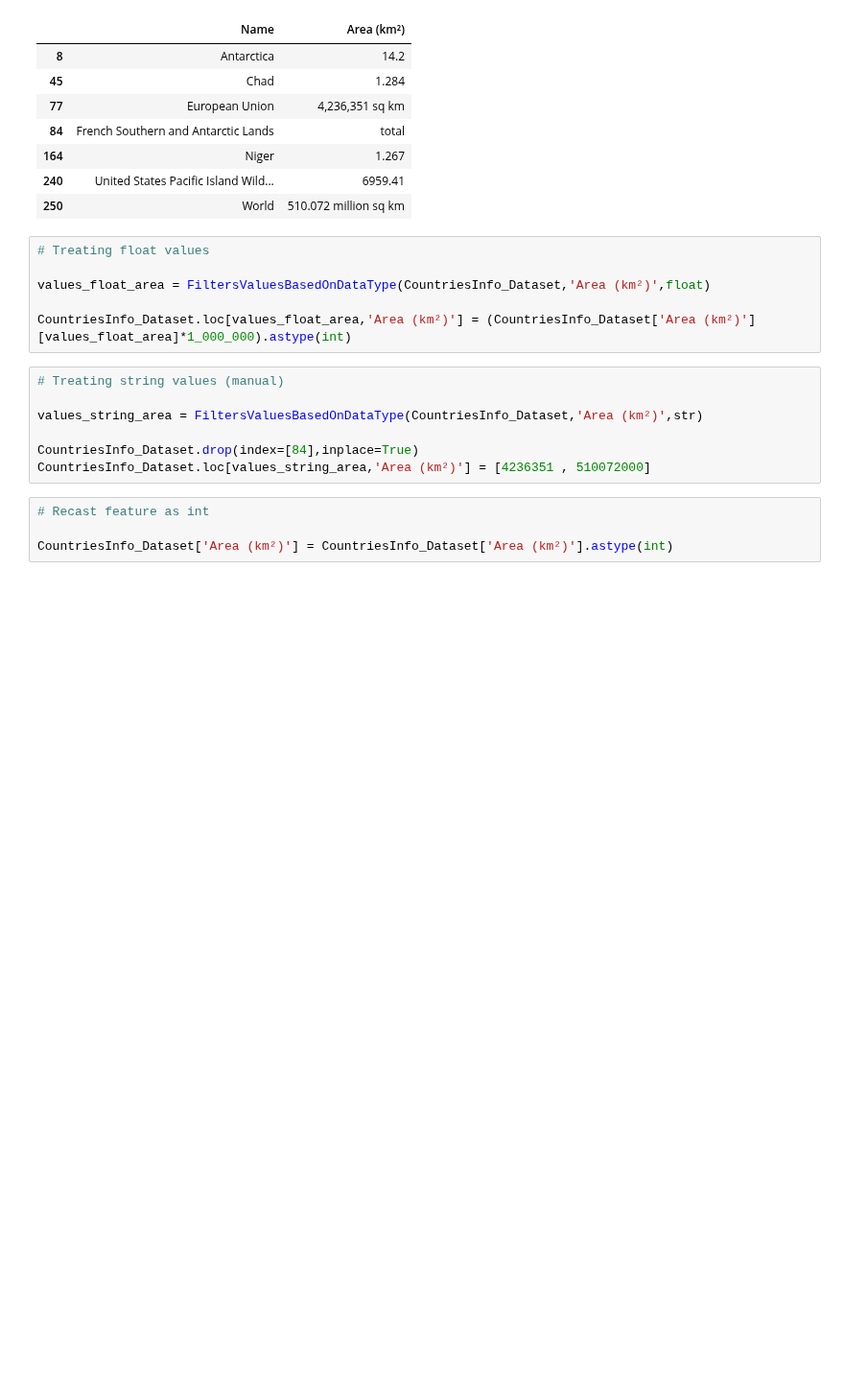
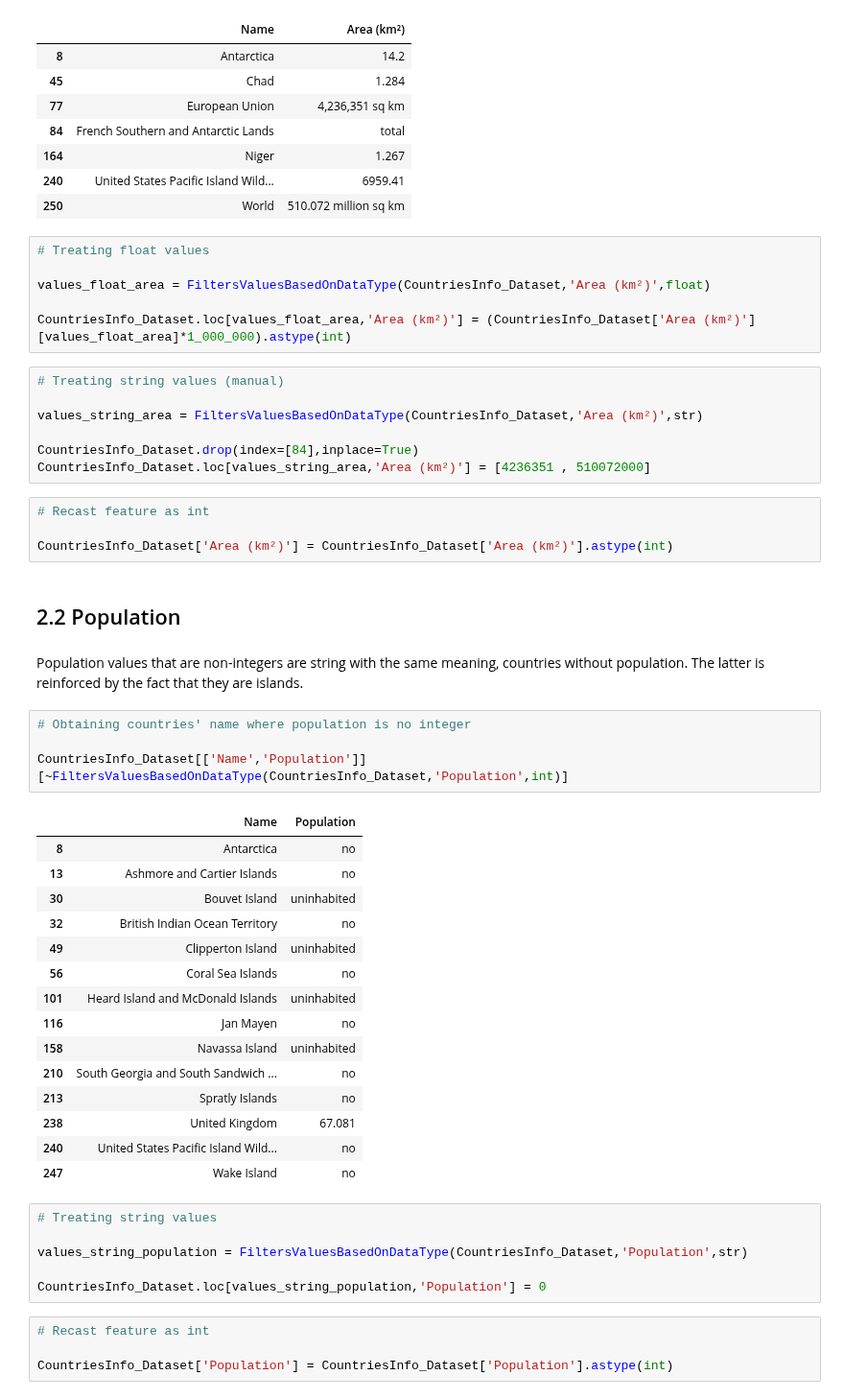
Before and after one commit to alexisuaguilaru/Country_Income_Model, a Jupyter notebook: ExploratoryDataAnalysis/ExploratoryDataAnalysis.ipynb, the cells around one changed output. Shown at 96% size. Drawn from its saved outputs; the diff is of its cells as text; blank space fills up the shorter version.

Commit message:
ADD data wrangling for feature population

```diff
--- a/ExploratoryDataAnalysis/ExploratoryDataAnalysis.ipynb
+++ b/ExploratoryDataAnalysis/ExploratoryDataAnalysis.ipynb
@@ -243,3 +243,37 @@ CountriesInfo_Dataset.loc[values_string_area,'Area (km²)'] = [4236351 , 5100720
 # Recast feature as int
 
 CountriesInfo_Dataset['Area (km²)'] = CountriesInfo_Dataset['Area (km²)'].astype(int)
+# %% [markdown]
+## 2.2 Population
+# %% [markdown]
+Population values that are non-integers are string with the same meaning, countries without population. The latter is reinforced by the fact that they are islands.
+# %%
+# Obtaining countries' name where population is no integer
+
+CountriesInfo_Dataset[['Name','Population']][~FiltersValuesBasedOnDataType(CountriesInfo_Dataset,'Population',int)]
+# %% [output]
+|  | Name | Population |
+| 8 | Antarctica | no |
+| 13 | Ashmore and Cartier Islands | no |
+| 30 | Bouvet Island | uninhabited |
+| 32 | British Indian Ocean Territory | no |
+| 49 | Clipperton Island | uninhabited |
+| 56 | Coral Sea Islands | no |
+| 101 | Heard Island and McDonald Islands | uninhabited |
+| 116 | Jan Mayen | no |
+| 158 | Navassa Island | uninhabited |
+| 210 | South Georgia and South Sandwich ... | no |
+| 213 | Spratly Islands | no |
+| 238 | United Kingdom | 67.081 |
+| 240 | United States Pacific Island Wild... | no |
+| 247 | Wake Island | no |
+# %%
+# Treating string values
+
+values_string_population = FiltersValuesBasedOnDataType(CountriesInfo_Dataset,'Population',str)
+
+CountriesInfo_Dataset.loc[values_string_population,'Population'] = 0
+# %%
+# Recast feature as int
+
+CountriesInfo_Dataset['Population'] = CountriesInfo_Dataset['Population'].astype(int)
```
Also changed, not shown: parts of 3 cells of this notebook.
